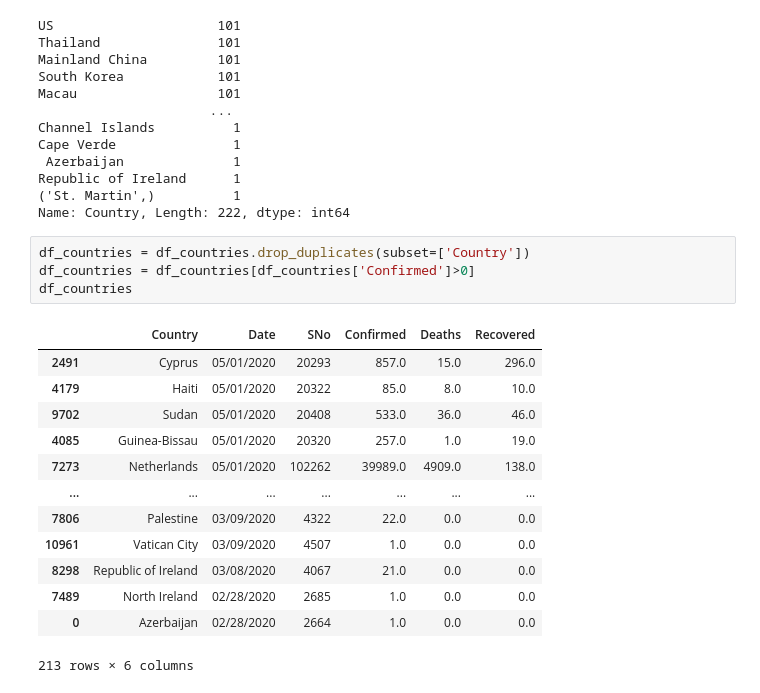
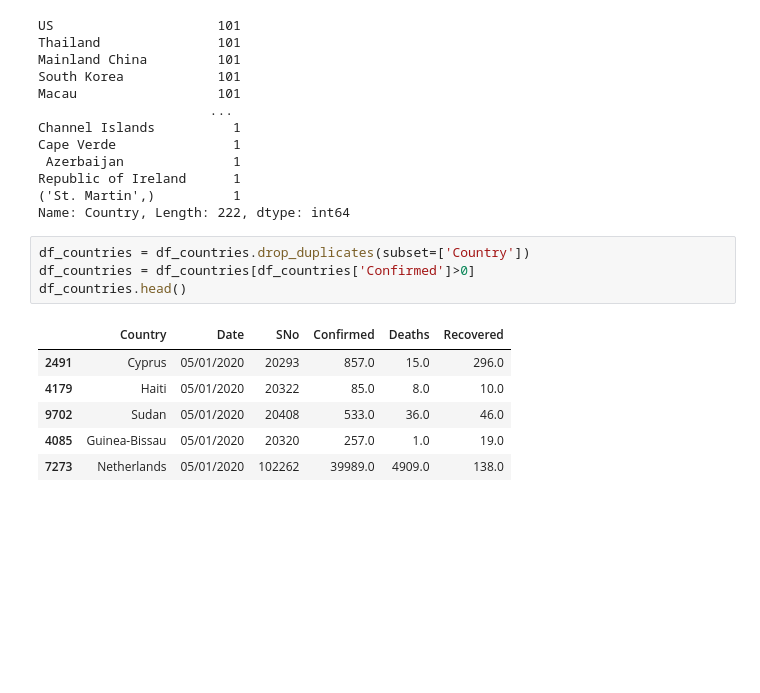
Before and after one commit to saurabhsatasia/Plotly-Visualizations, a Jupyter notebook: covid.ipynb, the cells around one changed output. Cells and saved outputs as stored; diff of their text form; blank space fills up the shorter version.

```diff
--- a/covid.ipynb
+++ b/covid.ipynb
@@ -60,21 +86,14 @@ Name: Country, Length: 222, dtype: int64
 # %%
 df_countries = df_countries.drop_duplicates(subset=['Country'])
 df_countries = df_countries[df_countries['Confirmed']>0]
-df_countries
+df_countries.head()
 # %% [output]
 |  | Country | Date | SNo | Confirmed | Deaths | Recovered |
 | 2491 | Cyprus | 05/01/2020 | 20293 | 857.0 | 15.0 | 296.0 |
 | 4179 | Haiti | 05/01/2020 | 20322 | 85.0 | 8.0 | 10.0 |
 | 9702 | Sudan | 05/01/2020 | 20408 | 533.0 | 36.0 | 46.0 |
 | 4085 | Guinea-Bissau | 05/01/2020 | 20320 | 257.0 | 1.0 | 19.0 |
 | 7273 | Netherlands | 05/01/2020 | 102262 | 39989.0 | 4909.0 | 138.0 |
-| ... | ... | ... | ... | ... | ... | ... |
-| 7806 | Palestine | 03/09/2020 | 4322 | 22.0 | 0.0 | 0.0 |
-| 10961 | Vatican City | 03/09/2020 | 4507 | 1.0 | 0.0 | 0.0 |
-| 8298 | Republic of Ireland | 03/08/2020 | 4067 | 21.0 | 0.0 | 0.0 |
-| 7489 | North Ireland | 02/28/2020 | 2685 | 1.0 | 0.0 | 0.0 |
-| 0 | Azerbaijan | 02/28/2020 | 2664 | 1.0 | 0.0 | 0.0 |
-213 rows × 6 columns
 # %%
 df_countries.Country.value_counts()
 # %% [output]
```
Also changed, not shown: parts of 12 cells of this notebook.
